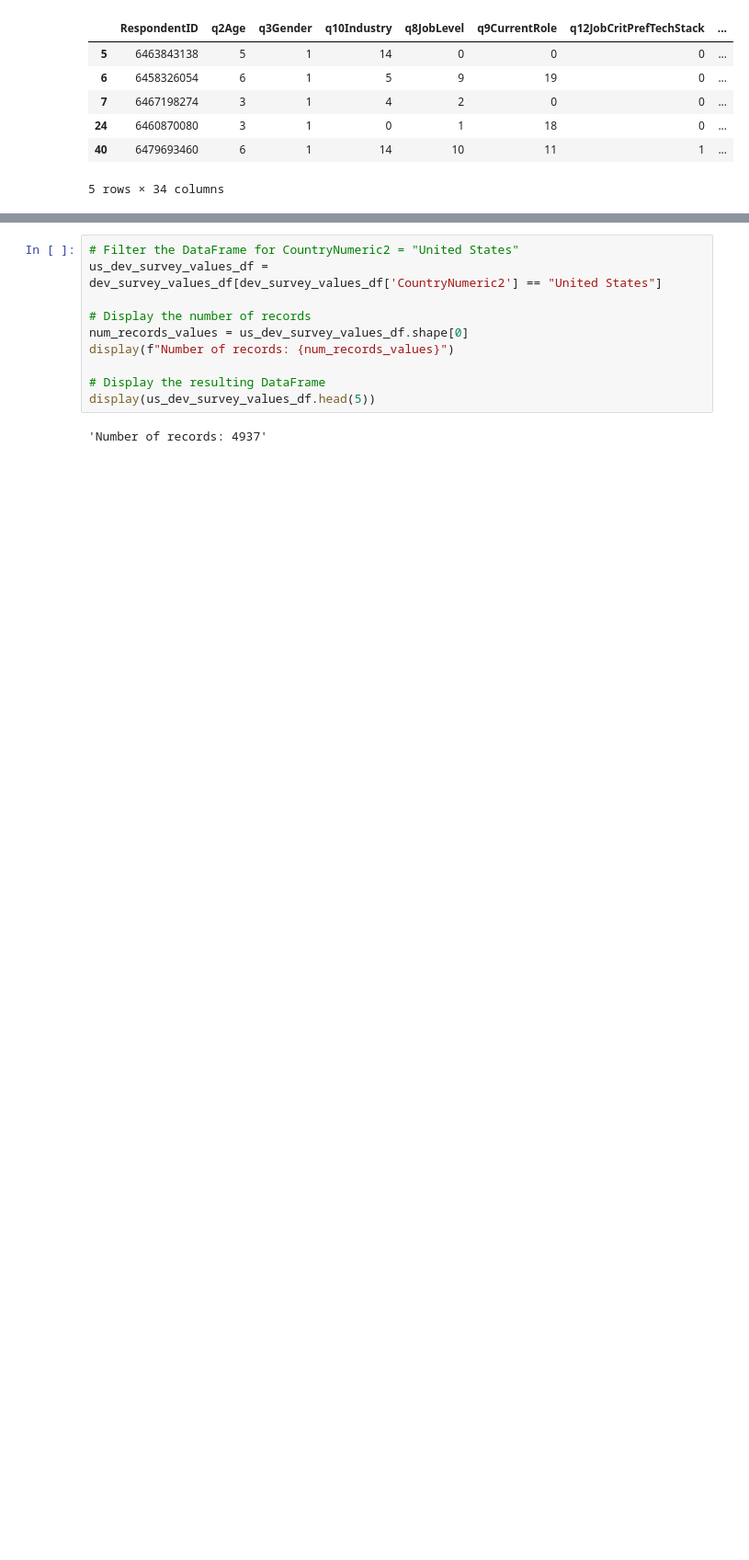
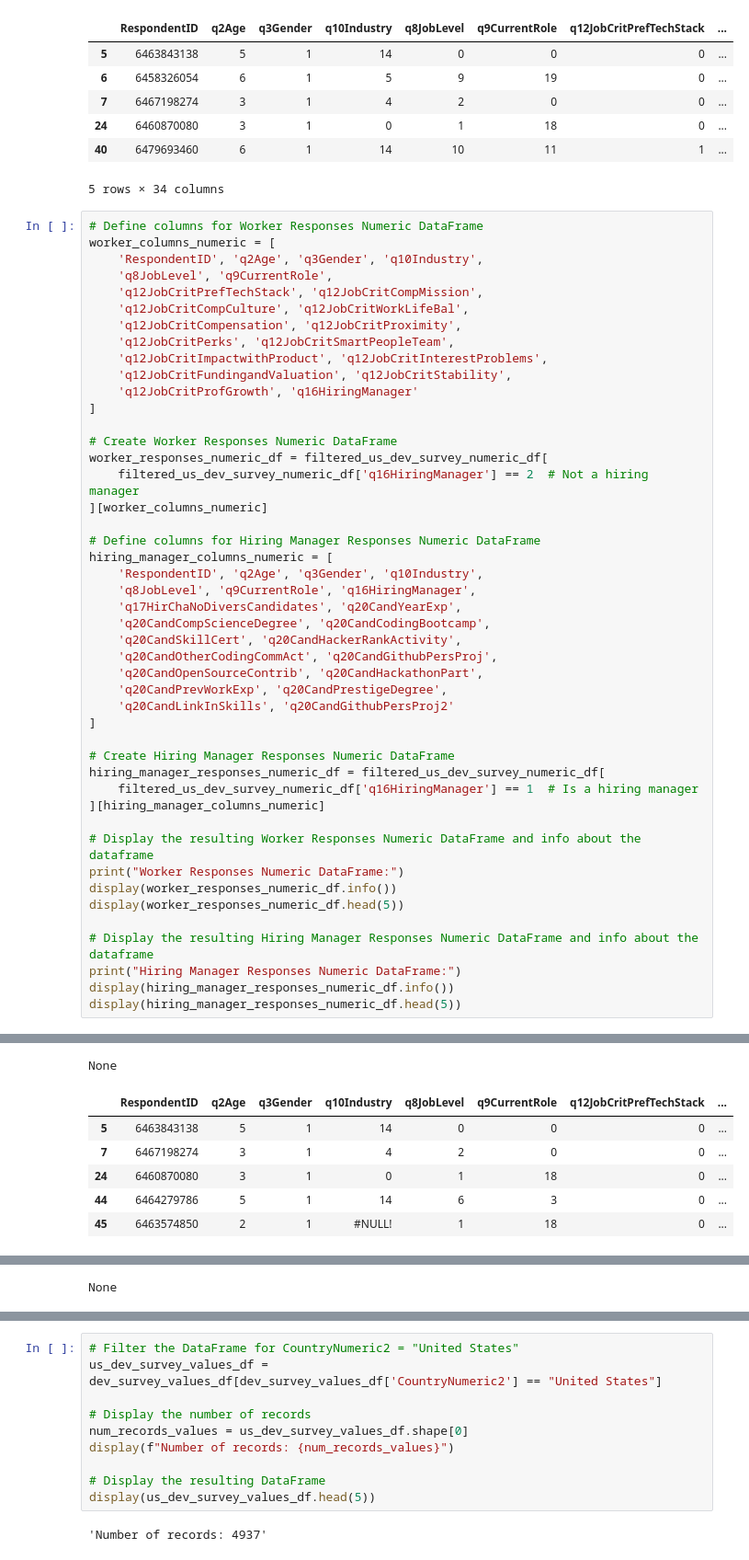
Before and after one commit to IT4063C-Fall24/final-project-yaumj, a Jupyter notebook: source.ipynb, the cells around one changed output, grey strips where cells are left out. Shown at 92% size. Saved outputs shown, nothing was run; the diff lists cells and outputs as text; blank space fills up the shorter version.

Commit message:
Divided HackerRank Survey dataframes into workers dataframe and hiring manager dataframe

```diff
--- a/source.ipynb
+++ b/source.ipynb
@@ -218,3 +218,50 @@ memory usage: 1.3+ MB
 | 24 | 6460870080 | 3 | 1 | 0 | 1 | 18 | 0 | ... |
 | 40 | 6479693460 | 6 | 1 | 14 | 10 | 11 | 1 | ... |
 5 rows × 34 columns
+# %%
+# Define columns for Worker Responses Numeric DataFrame
+worker_columns_numeric = [
+    'RespondentID', 'q2Age', 'q3Gender', 'q10Industry',
+    'q8JobLevel', 'q9CurrentRole',
+    'q12JobCritPrefTechStack', 'q12JobCritCompMission',
+    'q12JobCritCompCulture', 'q12JobCritWorkLifeBal',
+    'q12JobCritCompensation', 'q12JobCritProximity',
+    'q12JobCritPerks', 'q12JobCritSmartPeopleTeam',
+    'q12JobCritImpactwithProduct', 'q12JobCritInterestProblems',
+    'q12JobCritFundingandValuation', 'q12JobCritStability',
+    'q12JobCritProfGrowth', 'q16HiringManager'
+]
+
+# Create Worker Responses Numeric DataFrame
+worker_responses_numeric_df = filtered_us_dev_survey_numeric_df[
+    filtered_us_dev_survey_numeric_df['q16HiringManager'] == 2  # Not a hiring manager
+][worker_columns_numeric]
+
+# Define columns for Hiring Manager Responses Numeric DataFrame
+hiring_manager_columns_numeric = [
+    'RespondentID', 'q2Age', 'q3Gender', 'q10Industry',
+    'q8JobLevel', 'q9CurrentRole', 'q16HiringManager',
+    'q17HirChaNoDiversCandidates', 'q20CandYearExp',
+    'q20CandCompScienceDegree', 'q20CandCodingBootcamp',
+    'q20CandSkillCert', 'q20CandHackerRankActivity',
+    'q20CandOtherCodingCommAct', 'q20CandGithubPersProj',
+    'q20CandOpenSourceContrib', 'q20CandHackathonPart',
+    'q20CandPrevWorkExp', 'q20CandPrestigeDegree',
+    'q20CandLinkInSkills', 'q20CandGithubPersProj2'
+]
+
+# Create Hiring Manager Responses Numeric DataFrame
+hiring_manager_responses_numeric_df = filtered_us_dev_survey_numeric_df[
+    filtered_us_dev_survey_numeric_df['q16HiringManager'] == 1  # Is a hiring manager
+][hiring_manager_columns_numeric]
+
+# Display the resulting Worker Responses Numeric DataFrame and info about the dataframe
+print("Worker Responses Numeric DataFrame:")
+display(worker_responses_numeric_df.info())
+display(worker_responses_numeric_df.head(5))
+
+# Display the resulting Hiring Manager Responses Numeric DataFrame and info about the dataframe
+print("Hiring Manager Responses Numeric DataFrame:")
+display(hiring_manager_responses_numeric_df.info())
+display(hiring_manager_responses_numeric_df.head(5))
+# %% [output]
@@ -220,0 +285,7 @@ memory usage: 1.3+ MB
+None
+|  | RespondentID | q2Age | q3Gender | q10Industry | q8JobLevel | q9CurrentRole | q12JobCritPrefTechStack | ... |
+| 5 | 6463843138 | 5 | 1 | 14 | 0 | 0 | 0 | ... |
+| 7 | 6467198274 | 3 | 1 | 4 | 2 | 0 | 0 | ... |
+| 24 | 6460870080 | 3 | 1 | 0 | 1 | 18 | 0 | ... |
+| 44 | 6464279786 | 5 | 1 | 14 | 6 | 3 | 0 | ... |
+| 45 | 6463574850 | 2 | 1 | #NULL! | 1 | 18 | 0 | ... |
@@ -220,0 +309 @@ memory usage: 1.3+ MB
+None
```
Also changed, not shown: parts of 2 cells of this notebook.
